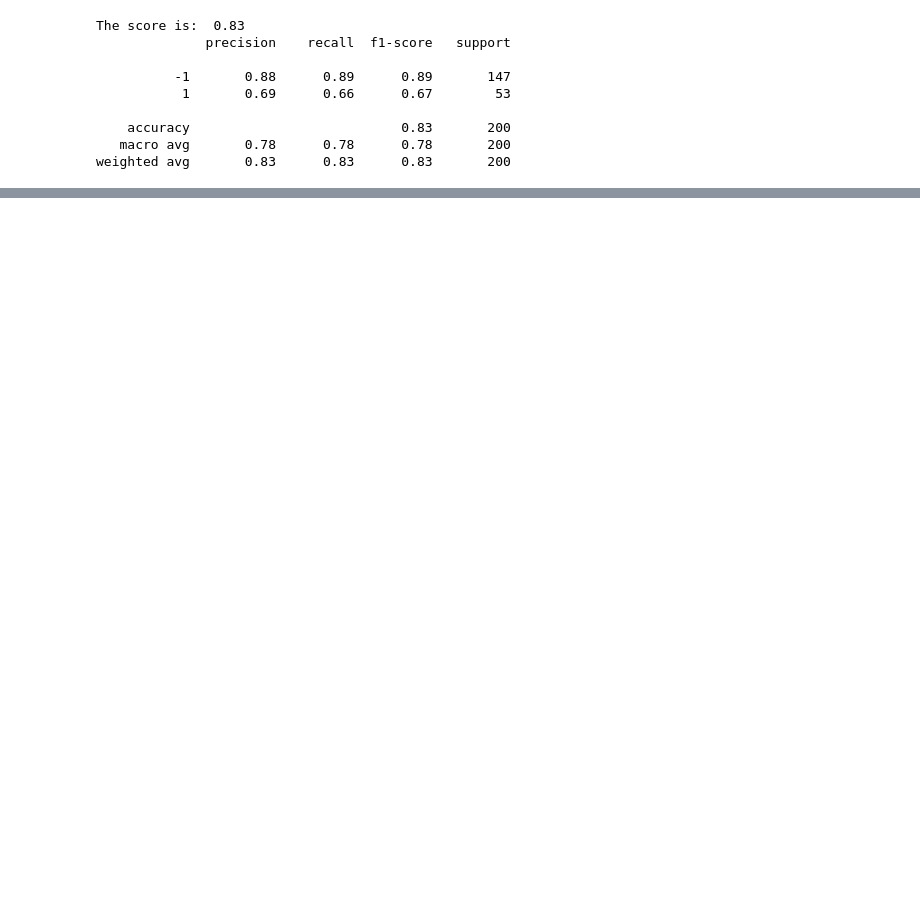
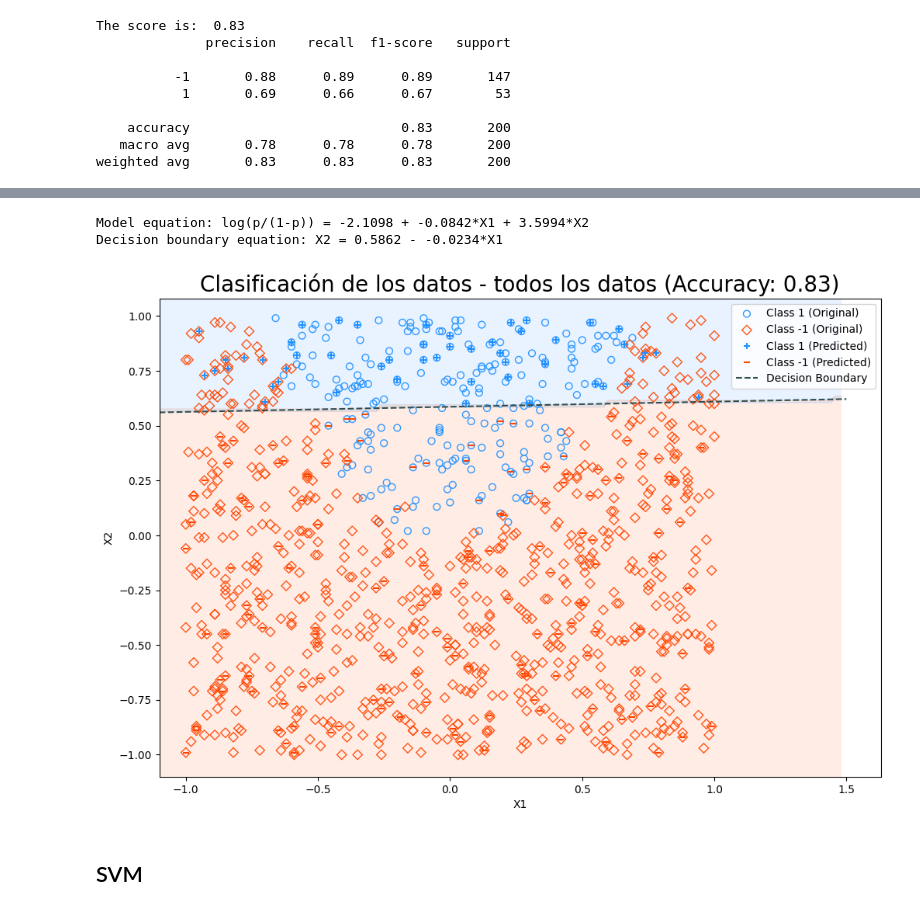
Before and after one commit to jariel17/classification_model_example, a Jupyter notebook: classification_models.ipynb, the cells around one changed output, grey strips where cells are left out. Cells and saved outputs as stored; diff of their text form; code cells hidden in the pictures; blank space fills up the shorter version.

```diff
--- a/classification_models.ipynb
+++ b/classification_models.ipynb
@@ -139,0 +156,55 @@ all_sample_title = 'Accuracy: {0}'.format(score)
+# %%
+print(f"Model equation: log(p/(1-p)) = {intercept:.4f} + {coefficients[0]:.4f}*X1 + {coefficients[1]:.4f}*X2")
+print(f"Decision boundary equation: X2 = {-intercept/coefficients[1]:.4f} - {coefficients[0]/coefficients[1]:.4f}*X1")
+# %% [output]
+Model equation: log(p/(1-p)) = -2.1098 + -0.0842*X1 + 3.5994*X2
+Decision boundary equation: X2 = 0.5862 - -0.0234*X1
+# %%
+# Create a mesh to plot in
+X1_min, X1_max = X[:, 0].min() - 0.1, X[:, 0].max() + 0.5
+X2_min, X2_max = X[:, 1].min() - 0.1, X[:, 1].max() + 0.1
+xx1, xx2 = np.meshgrid(np.arange(X1_min, X1_max, 0.02),
+                       np.arange(X2_min, X2_max, 0.02))
+
+# Calculate the decision boundary
+Z = lr_model.predict(np.c_[xx1.ravel(), xx2.ravel()])
+Z = Z.reshape(xx1.shape)
+
+# Plot the decision boundary and the data points
+plt.figure(figsize=(12, 8))
+plt.contourf(xx1, xx2, Z,colors=('orangered', 'dodgerblue') , alpha=0.1)
+
+# Plot all original data (training + test)
+X1, X2 = X[:, 0], X[:, 1]
+
+plt.scatter(X1[y==1], X2[y==1],
+            c='none', edgecolor='dodgerblue', marker='o', s=40, label='Class 1 (Original)', alpha=0.9)
+
+plt.scatter(X1[y==-1], X2[y==-1],
+            c='none', edgecolor='orangered', marker='D', s=40, label='Class -1 (Original)', alpha=0.9)
+
+# Plot predictions for the test set
+x_test_1 = x_test[:, 0]
+x_test_2 = x_test[:, 1]
+
+plt.scatter(x_test_1[lr_predictions == 1], x_test_2[lr_predictions == 1],
+            c='dodgerblue', marker='+', s=30, label='Class 1 (Predicted)')
+
+plt.scatter(x_test_1[lr_predictions == -1], x_test_2[lr_predictions == -1],
+            c='orangered', marker='_', s=30, label='Class -1 (Predicted)')
+
+plt.xlabel('X1')
+plt.ylabel('X2')
+plt.title(f'Clasificación de los datos - todos los datos (Accuracy: {score:.2f})',fontsize=20)
+
+# Plot the decision line
+X1_line = np.array([X1_min, X1_max])
+X2_line = -(intercept + coefficients[0] * X1_line) / coefficients[1]
+plt.plot(X1_line, X2_line, linestyle='dashed', color='darkslategrey', label='Decision Boundary')
+
+plt.legend()
+plt.show()
+# %% [output]
+[figure, added]
+# %% [markdown]
+## SVM
```
Also changed, not shown: parts of 8 cells of this notebook, 1 other file.
